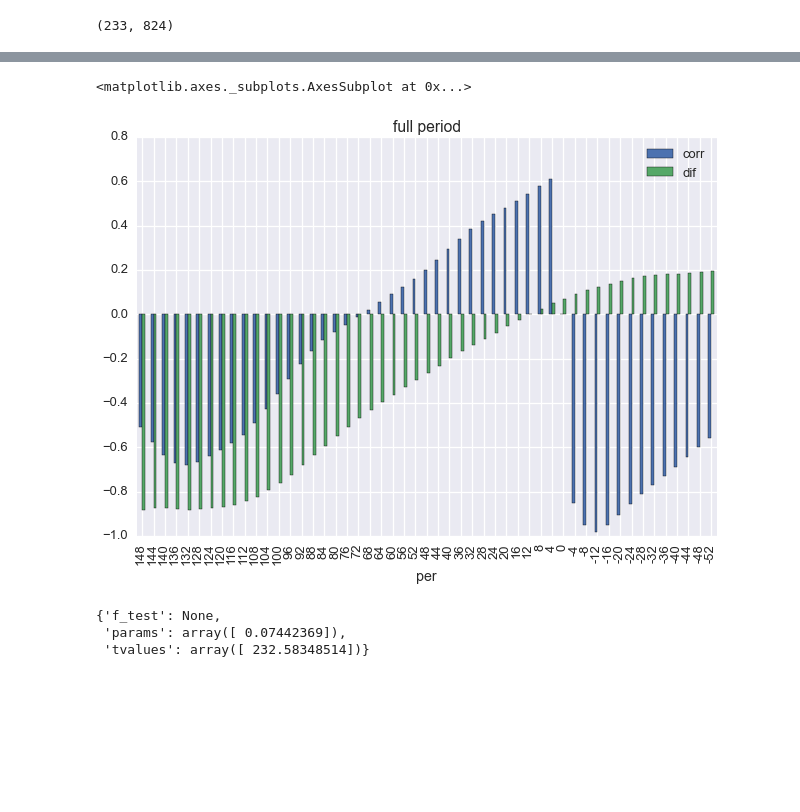
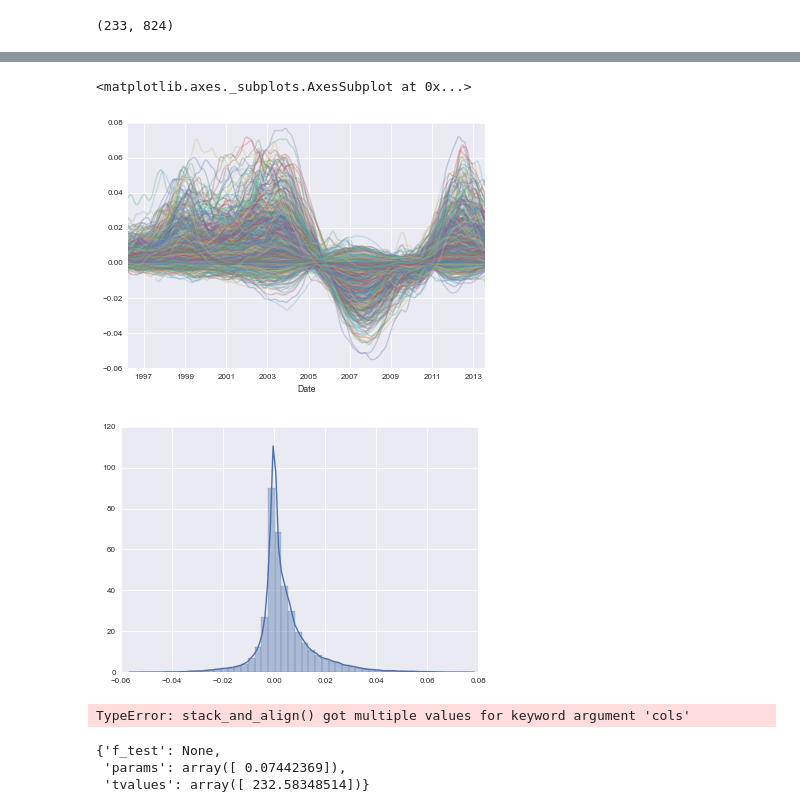
Before and after one commit to rhouck/re, a Jupyter notebook: explore.ipynb, the cells around one changed output, grey strips where cells are left out. Drawn from its saved outputs; the diff is of its cells as text; code cells hidden in the pictures; blank space fills up the shorter version.

```diff
--- a/explore.ipynb
+++ b/explore.ipynb
@@ -60,9 +69,17 @@ sns.distplot(fwd_ret.stack())
+# %%
+fwd_ret_nt = (fwd_ret - (fwd_ret * betas))
+fwd_ret_nt.plot(legend=False, alpha=.3)
+plt.figure()
+sns.distplot(fwd_ret_nt.stack())
+# %% [output]
+<matplotlib.axes._subplots.AxesSubplot at 0x...>
+[figure, added]
+[figure, added]
 # %%
-corr = ut.lead_lag_corr(px, fwd_ret)
+corr = ut.lead_lag_corr(px, fwd_ret_nt)
 corr.plot(kind='bar', title='full period')
 # %% [output]
-<matplotlib.axes._subplots.AxesSubplot at 0x...>
+TypeError: stack_and_align() got multiple values for keyword argument 'cols'
-[figure, removed]
 # %%
 r = (px / px.shift(8))
 df = pd.concat([r.stack().to_frame(), fwd_ret.stack().to_frame()], axis=1).dropna()
```
Also changed, not shown: parts of 4 cells of this notebook, 1 other file.
